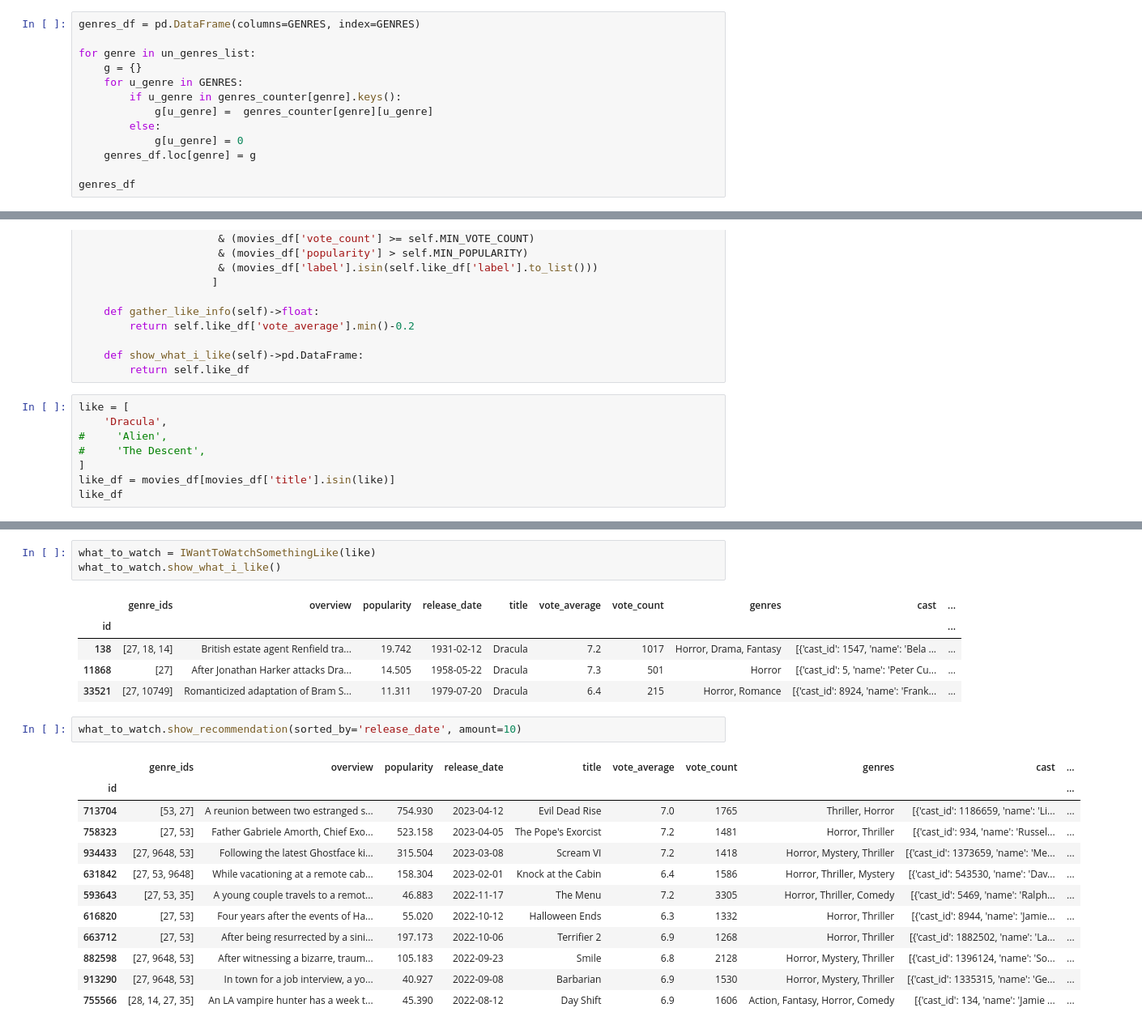
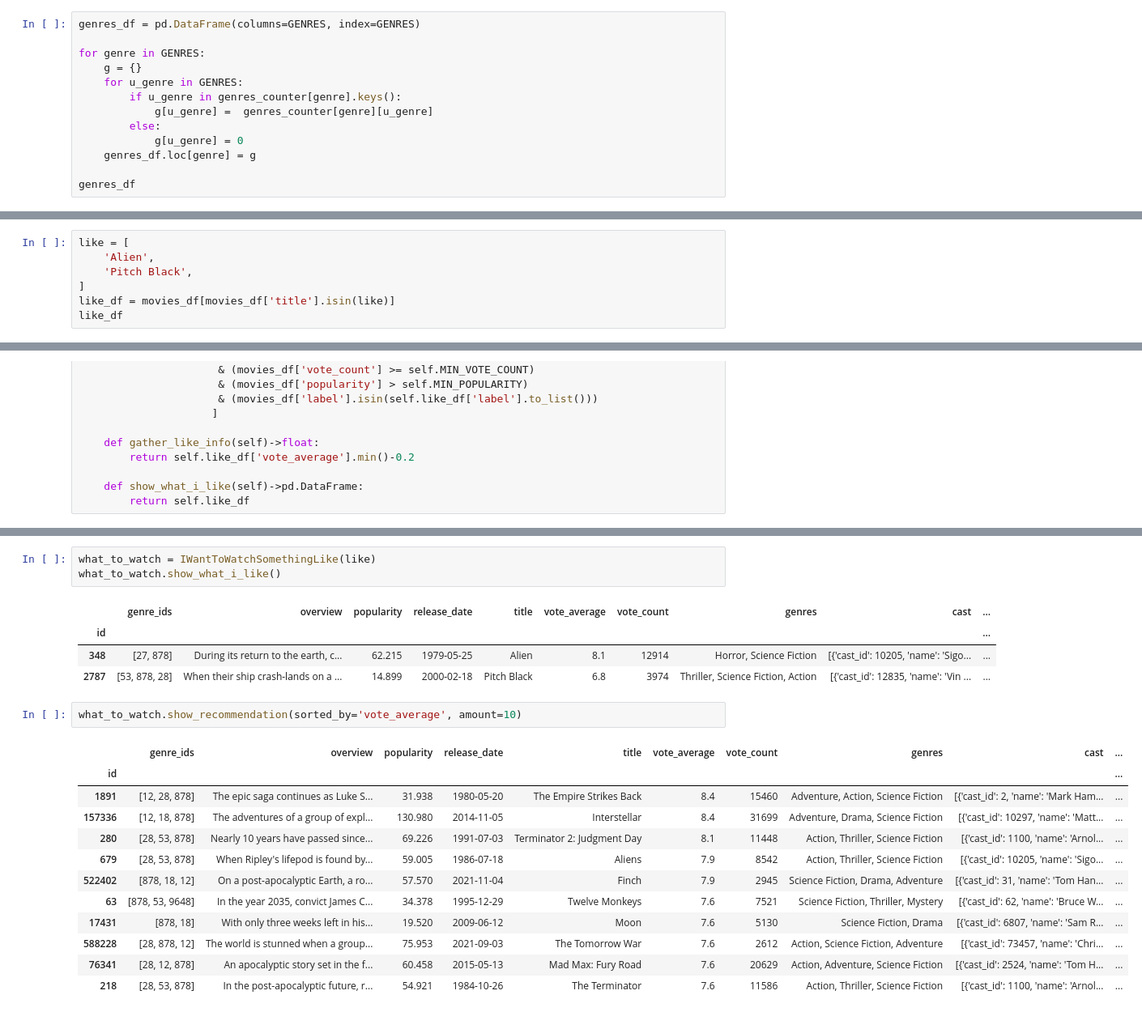
Before and after one commit to fadeeva/normal_projects, a Jupyter notebook: Popular_10000_movies_listed_on_TMDb/prsnt.ipynb, the cells around one changed output, grey strips where cells are left out. Shown at 81% size. Drawn from its saved outputs; the diff is of its cells as text.

```diff
--- a/Popular_10000_movies_listed_on_TMDb/prsnt.ipynb
+++ b/Popular_10000_movies_listed_on_TMDb/prsnt.ipynb
@@ -448,7 +448,7 @@ genres_counter['Animation']
 # %%
 genres_df = pd.DataFrame(columns=GENRES, index=GENRES)
 
-for genre in un_genres_list:
+for genre in GENRES:
     g = {}
     for u_genre in GENRES:
         if u_genre in genres_counter[genre].keys():
@@ -733,0 +760,7 @@ sum_vectors_crew = pd.read_csv('data/test_data/crew_sum_vectors.csv', index_col=
+# %%
+like = [
+    'Alien',
+    'Pitch Black',
+]
+like_df = movies_df[movies_df['title'].isin(like)]
+like_df
@@ -850,11 +914,3 @@ class IWantToWatchSomethingLike:
 
     def show_what_i_like(self)->pd.DataFrame:
         return self.like_df
-# %%
-like = [
-    'Dracula',
-#     'Alien',
-#     'The Descent',
-]
-like_df = movies_df[movies_df['title'].isin(like)]
-like_df
@@ -870,21 +920,20 @@ what_to_watch.show_what_i_like()
 # %% [output]
 |  | genre_ids | overview | popularity | release_date | title | vote_average | vote_count | genres | cast | ... |
 | id |  |  |  |  |  |  |  |  |  | ... |
-| 138 | [27, 18, 14] | British estate agent Renfield tra... | 19.742 | 1931-02-12 | Dracula | 7.2 | 1017 | Horror, Drama, Fantasy | [{'cast_id': 1547, 'name': 'Bela ... | ... |
-| 11868 | [27] | After Jonathan Harker attacks Dra... | 14.505 | 1958-05-22 | Dracula | 7.3 | 501 | Horror | [{'cast_id': 5, 'name': 'Peter Cu... | ... |
-| 33521 | [27, 10749] | Romanticized adaptation of Bram S... | 11.311 | 1979-07-20 | Dracula | 6.4 | 215 | Horror, Romance | [{'cast_id': 8924, 'name': 'Frank... | ... |
+| 348 | [27, 878] | During its return to the earth, c... | 62.215 | 1979-05-25 | Alien | 8.1 | 12914 | Horror, Science Fiction | [{'cast_id': 10205, 'name': 'Sigo... | ... |
+| 2787 | [53, 878, 28] | When their ship crash-lands on a ... | 14.899 | 2000-02-18 | Pitch Black | 6.8 | 3974 | Thriller, Science Fiction, Action | [{'cast_id': 12835, 'name': 'Vin ... | ... |
 # %%
-what_to_watch.show_recommendation(sorted_by='release_date', amount=10)
+what_to_watch.show_recommendation(sorted_by='vote_average', amount=10)
 # %% [output]
 |  | genre_ids | overview | popularity | release_date | title | vote_average | vote_count | genres | cast | ... |
 | id |  |  |  |  |  |  |  |  |  | ... |
-| 713704 | [53, 27] | A reunion between two estranged s... | 754.930 | 2023-04-12 | Evil Dead Rise | 7.0 | 1765 | Thriller, Horror | [{'cast_id': 1186659, 'name': 'Li... | ... |
-| 758323 | [27, 53] | Father Gabriele Amorth, Chief Exo... | 523.158 | 2023-04-05 | The Pope's Exorcist | 7.2 | 1481 | Horror, Thriller | [{'cast_id': 934, 'name': 'Russel... | ... |
-| 934433 | [27, 9648, 53] | Following the latest Ghostface ki... | 315.504 | 2023-03-08 | Scream VI | 7.2 | 1418 | Horror, Mystery, Thriller | [{'cast_id': 1373659, 'name': 'Me... | ... |
-| 631842 | [27, 53, 9648] | While vacationing at a remote cab... | 158.304 | 2023-02-01 | Knock at the Cabin | 6.4 | 1586 | Horror, Thriller, Mystery | [{'cast_id': 543530, 'name': 'Dav... | ... |
-| 593643 | [27, 53, 35] | A young couple travels to a remot... | 46.883 | 2022-11-17 | The Menu | 7.2 | 3305 | Horror, Thriller, Comedy | [{'cast_id': 5469, 'name': 'Ralph... | ... |
-| 616820 | [27, 53] | Four years after the events of Ha... | 55.020 | 2022-10-12 | Halloween Ends | 6.3 | 1332 | Horror, Thriller | [{'cast_id': 8944, 'name': 'Jamie... | ... |
-| 663712 | [27, 53] | After being resurrected by a sini... | 197.173 | 2022-10-06 | Terrifier 2 | 6.9 | 1268 | Horror, Thriller | [{'cast_id': 1882502, 'name': 'La... | ... |
-| 882598 | [27, 9648, 53] | After witnessing a bizarre, traum... | 105.183 | 2022-09-23 | Smile | 6.8 | 2128 | Horror, Mystery, Thriller | [{'cast_id': 1396124, 'name': 'So... | ... |
-| 913290 | [27, 9648, 53] | In town for a job interview, a yo... | 40.927 | 2022-09-08 | Barbarian | 6.9 | 1530 | Horror, Mystery, Thriller | [{'cast_id': 1335315, 'name': 'Ge... | ... |
-| 755566 | [28, 14, 27, 35] | An LA vampire hunter has a week t... | 45.390 | 2022-08-12 | Day Shift | 6.9 | 1606 | Action, Fantasy, Horror, Comedy | [{'cast_id': 134, 'name': 'Jamie ... | ... |
+| 1891 | [12, 28, 878] | The epic saga continues as Luke S... | 31.938 | 1980-05-20 | The Empire Strikes Back | 8.4 | 15460 | Adventure, Action, Science Fiction | [{'cast_id': 2, 'name': 'Mark Ham... | ... |
+| 157336 | [12, 18, 878] | The adventures of a group of expl... | 130.980 | 2014-11-05 | Interstellar | 8.4 | 31699 | Adventure, Drama, Science Fiction | [{'cast_id': 10297, 'name': 'Matt... | ... |
+| 280 | [28, 53, 878] | Nearly 10 years have passed since... | 69.226 | 1991-07-03 | Terminator 2: Judgment Day | 8.1 | 11448 | Action, Thriller, Science Fiction | [{'cast_id': 1100, 'name': 'Arnol... | ... |
+| 679 | [28, 53, 878] | When Ripley's lifepod is found by... | 59.005 | 1986-07-18 | Aliens | 7.9 | 8542 | Action, Thriller, Science Fiction | [{'cast_id': 10205, 'name': 'Sigo... | ... |
+| 522402 | [878, 18, 12] | On a post-apocalyptic Earth, a ro... | 57.570 | 2021-11-04 | Finch | 7.9 | 2945 | Science Fiction, Drama, Adventure | [{'cast_id': 31, 'name': 'Tom Han... | ... |
+| 63 | [878, 53, 9648] | In the year 2035, convict James C... | 34.378 | 1995-12-29 | Twelve Monkeys | 7.6 | 7521 | Science Fiction, Thriller, Mystery | [{'cast_id': 62, 'name': 'Bruce W... | ... |
+| 17431 | [878, 18] | With only three weeks left in his... | 19.520 | 2009-06-12 | Moon | 7.6 | 5130 | Science Fiction, Drama | [{'cast_id': 6807, 'name': 'Sam R... | ... |
+| 588228 | [28, 878, 12] | The world is stunned when a group... | 75.953 | 2021-09-03 | The Tomorrow War | 7.6 | 2612 | Action, Science Fiction, Adventure | [{'cast_id': 73457, 'name': 'Chri... | ... |
+| 76341 | [28, 12, 878] | An apocalyptic story set in the f... | 60.458 | 2015-05-13 | Mad Max: Fury Road | 7.6 | 20629 | Action, Adventure, Science Fiction | [{'cast_id': 2524, 'name': 'Tom H... | ... |
+| 218 | [28, 53, 878] | In the post-apocalyptic future, r... | 54.921 | 1984-10-26 | The Terminator | 7.6 | 11586 | Action, Thriller, Science Fiction | [{'cast_id': 1100, 'name': 'Arnol... | ... |
```
Also changed, not shown: parts of 15 cells of this notebook.
